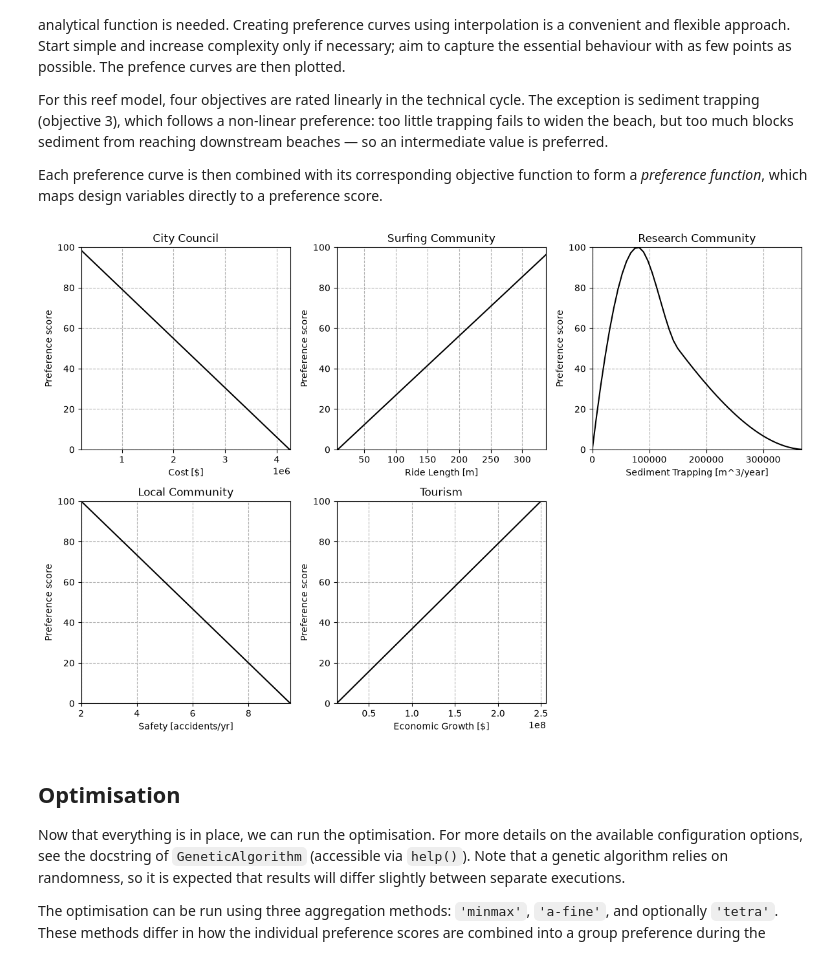
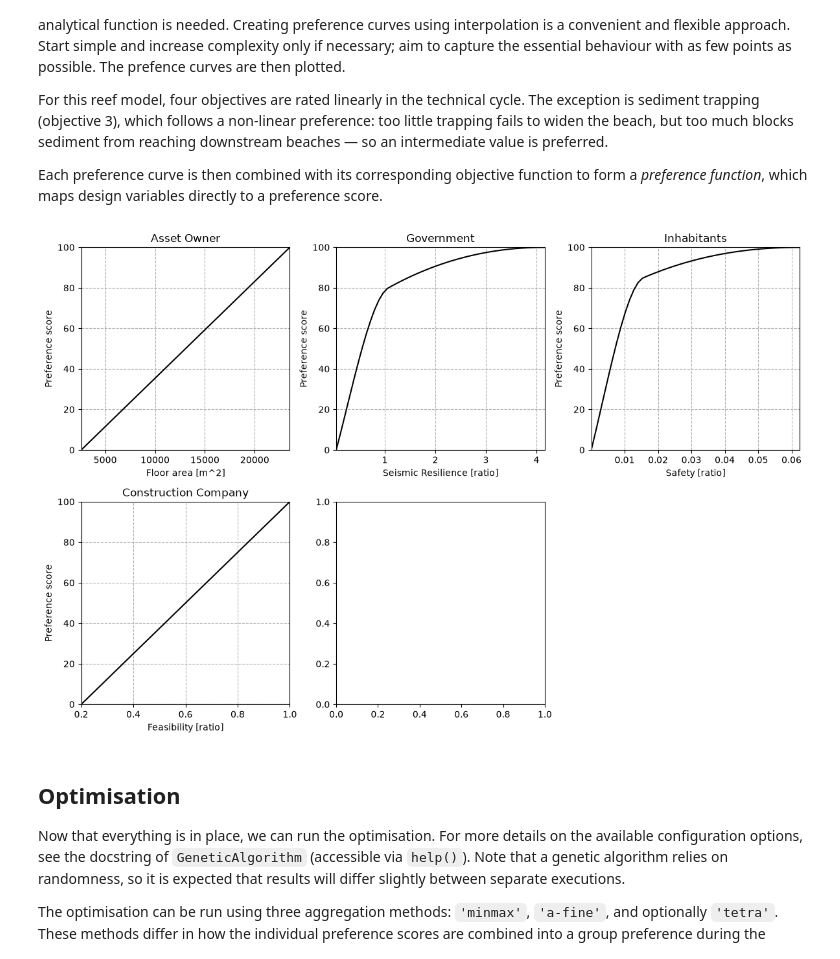
Before and after one commit to SKorpershoek/Program-Base, a Jupyter notebook: EXAMPLE_Artificial_Reef.ipynb, the cells around one changed output. Drawn from its saved outputs; the diff is of its cells as text; code cells hidden in the pictures.

```diff
--- a/EXAMPLE_Artificial_Reef.ipynb
+++ b/EXAMPLE_Artificial_Reef.ipynb
@@ -71,13 +71,13 @@ design_variables = (
 
 # set bounds for all variables
 b1 = [0.15, 0.25]      # x1
-b2 = [0, 1.5]       # x2
+b2 = [0.0001, 1.5]       # x2
 b3 = [2, 10]       # x3
 b4 = [6, 50]      # x4
 b5 = [300, 450]     # x5
 bounds = [b1, b2, b3, b4, b5]
 
-X_irl = [0.2, 0, 7, 38, 340]
+X_irl = [0.2, 0.001, 7, 38, 340]
 plot_irl = True  # Can be true or False, depending on whether you want to plot the IRL point or not
 # %% [markdown]
 ## Constraints
@@ -232,9 +241,9 @@ $$\sum_{i=1}^{5} w_i = 1$$
 In this model, all weights are initialised equally ($w_i = \frac{1}{5} = 0.2$) for simplicity.
 # %%
 # Weights per stakeholder — must sum to 1. Before game all weights were set equal.
-#                   cost   ride  sed   safe  econ
-weights_before =    [0.20, 0.20, 0.20, 0.20, 0.20]
-weights_after =     [0.30, 0.15, 0.20, 0.20, 0.15]
+#                   RFA   SR  S   F
+weights_before =    [0.40, 0.20, 0.20, 0.20]
+weights_after =     [0.50, 0.15, 0.20, 0.20]
 
 weights = weights_before  # set to which weight to use
 
@@ -252,19 +261,22 @@ For this reef model, four objectives are rated linearly in the technical cycle.
 Each preference curve is then combined with its corresponding objective function to form a *preference function*, which maps design variables directly to a preference score.
 # %%
 # Define preferences
-prefs_before = [[[150000, 4250000],             [100, 0]],          # preference cost
-                [[8, 350],                      [0, 100]],          # preference ride length
-                [[0, 80000, 150000, 375000],    [0, 100, 50, 0]],   # preference sediment trapping
-                [[2, 9.5],                      [100, 0]],          # preference safety
-                [[12500000, 250000000],                [0, 100]]]          # preference economic growth
+min_1, max_1 = objective_minmax["Floor area"]
+min_2, max_2 = objective_minmax["Seismic Resilience"]
+min_3, max_3 = objective_minmax["Safety"]
+min_4, max_4 = objective_minmax["Feasibility"]
 
-pref_after = [[[150000, 2000000, 4250000],      [100, 80, 0]],
-                [[8, 120, 350],                 [0, 60, 100]],
-                [[0, 80000, 150000, 375000],    [0, 100, 50, 0]],
-                [[2, 9.5],                      [100, 0]],
-                [[12500000, 250000000],                [0, 100]]]
+prefs_before = [[[min_1, max_1],                            [0, 100]],
+                [[min_2, max_2],                             [0, 100]],
+                [[min_3, max_3],                             [0, 100]],
+                [[min_4, max_4],                             [0, 100]]]
 
-prefs = prefs_before  # set to which preferences to use
+pref_after = [[[min_1, max_1],                                [0, 100]],
+                [[min_2, min_2 + 0.25*(max_2-min_2), max_2], [0, 80, 100]],
+                [[min_3, min_3 + 0.25*(max_3-min_3), max_3], [0, 85, 100]],
+                [[min_4, max_4],                              [0, 100]]]
+
+prefs = pref_after  # set to which preferences to use
 
 
 # Preference curve values for plotting
@@ -297,54 +309,54 @@ fig.tight_layout()
 # plt.savefig('preference_curves.png')  # Uncomment this line to save the figure as a PNG file
 plt.show()
 
 
 # Defines preference functions that convert raw objective values to 0-100 preference scores
-def pref_func_1(x1, x2, x3, x4):
-    cost = objective_function_1(x1, x2, x3, x4)
+def pref_func_1(x1, x2, x3, x4, x5):
+    cost = objective_function_1(x1, x2, x3, x4, x5)
     return pchip_interpolate(prefs[0][0], prefs[0][1], cost)
 
-def pref_func_2(x1, x2, x3, x4):
-    ride = objective_function_2(x1, x2, x3, x4)
+def pref_func_2(x1, x2, x3, x4, x5):
+    ride = objective_function_2(x1, x2, x3, x4, x5)
     return pchip_interpolate(prefs[1][0], prefs[1][1], ride)
 
-def pref_func_3(x1, x2, x3, x4):
-    sed = objective_function_3(x1, x2, x3, x4)
+def pref_func_3(x1, x2, x3, x4, x5):
+    sed = objective_function_3(x1, x2, x3, x4, x5)
     return pchip_interpolate(prefs[2][0], prefs[2][1], sed)
 
-def pref_func_4(x1, x2, x3, x4):
-    safe = objective_function_4(x1, x2, x3, x4)
+def pref_func_4(x1, x2, x3, x4, x5):
+    safe = objective_function_4(x1, x2, x3, x4, x5)
     return pchip_interpolate(prefs[3][0], prefs[3][1], safe)
 
-def pref_func_5(x1, x2, x3, x4):
-    econ = objective_function_5(x1, x2, x3, x4)
-    return pchip_interpolate(prefs[4][0], prefs[4][1], econ)
+# def pref_func_5(x1, x2, x3, x4, x5):
+#     econ = objective_function_5(x1, x2, x3, x4, x5)
+#     return pchip_interpolate(prefs[4][0], prefs[4][1], econ)
 
-pref_funcs = [pref_func_1, pref_func_2, pref_func_3, pref_func_4, pref_func_5]  # list of preference functions for easier handling
+pref_funcs = [pref_func_1, pref_func_2, pref_func_3, pref_func_4]  # list of preference functions for easier handling
 
 
 def objective(variables):
     """
     Objective function that is fed to the GA. Calles the separate preference functions that are declared above.
 
     :param variables: array with design variable values per member of the population. Can be split by using array
     slicing
     :return: 1D-array with aggregated preference scores for the members of the population.
     """
     x1 = variables[:, 0]
     x2 = variables[:, 1]
     x3 = variables[:, 2]
     x4 = variables[:, 3]
+    x5 = variables[:, 4]
+    # calculate the preference scores
+    p_1 = pref_func_1(x1, x2, x3, x4, x5)
+    p_2 = pref_func_2(x1, x2, x3, x4, x5)
+    p_3 = pref_func_3(x1, x2, x3, x4, x5)
+    p_4 = pref_func_4(x1, x2, x3, x4, x5)
+    # p_5 = pref_func_5(x1, x2, x3, x4, x5)
 
-    # calculate the preference scores
-    p_1 = pref_func_1(x1, x2, x3, x4)
-    p_2 = pref_func_2(x1, x2, x3, x4)
-    p_3 = pref_func_3(x1, x2, x3, x4)
-    p_4 = pref_func_4(x1, x2, x3, x4)
-    p_5 = pref_func_5(x1, x2, x3, x4)
-
-    return weights, [p_1, p_2, p_3, p_4, p_5]
+    return weights, [p_1, p_2, p_3, p_4]
 # %% [output]
-[figure, old version]
+[figure, new version]
 # %% [markdown]
 ## Optimisation
 
```
Also changed, not shown: parts of 4 cells of this notebook, 2 other files.
